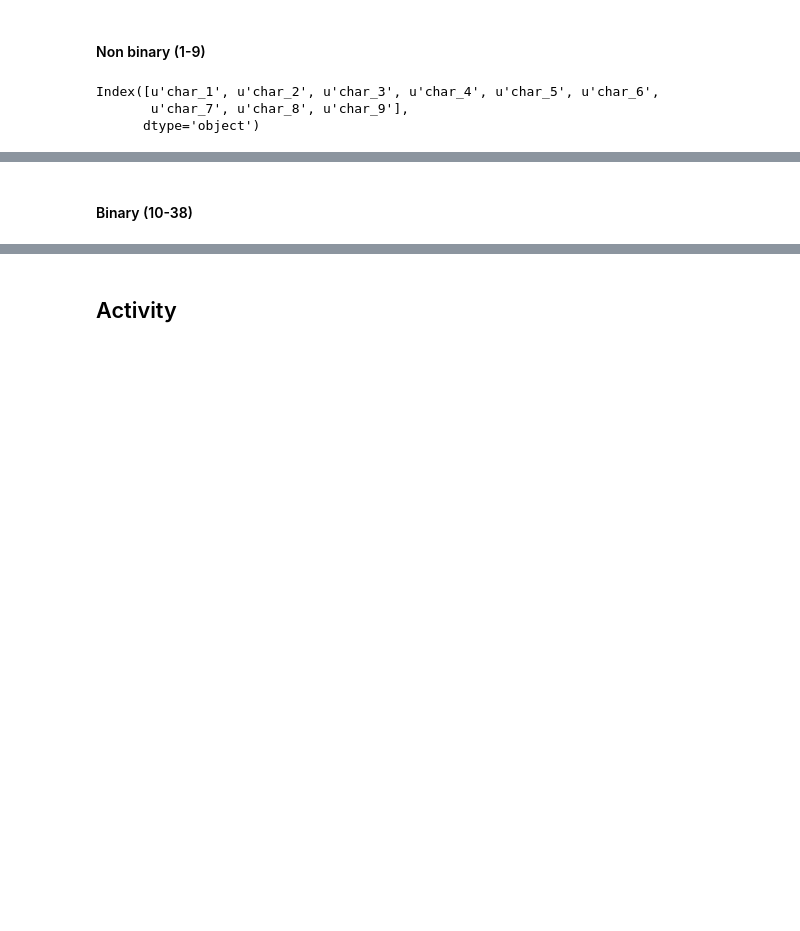
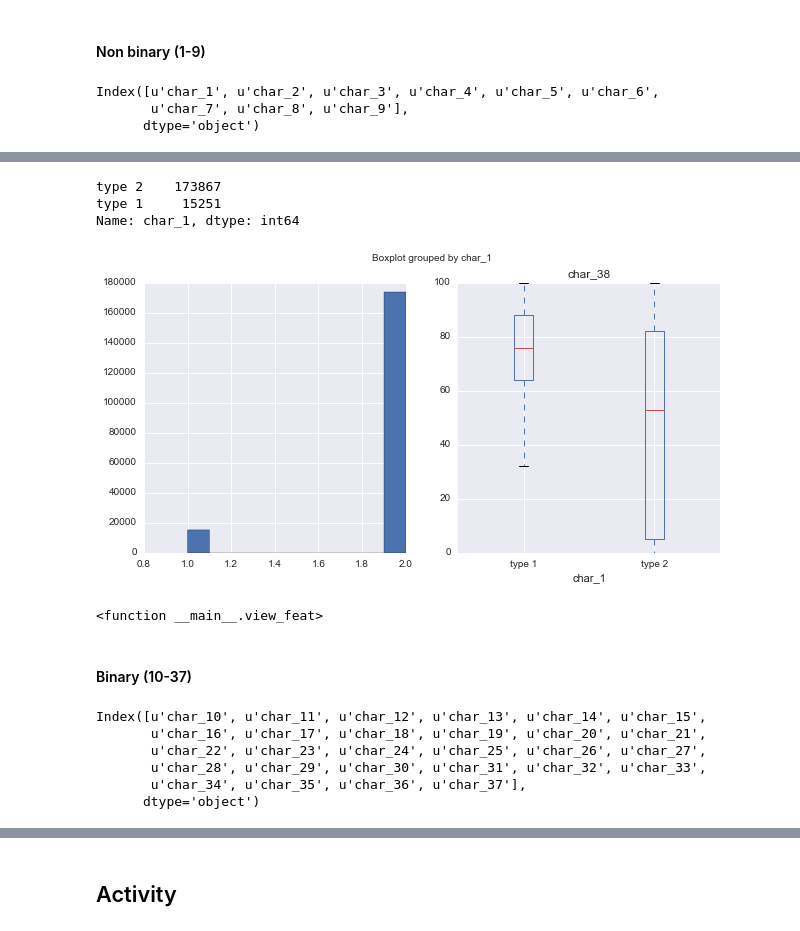
Before and after one commit to tqnhu/RedHat, a Jupyter notebook: RedHat.ipynb, the cells around one changed output, grey strips where cells are left out. Saved outputs shown, nothing was run; the diff lists cells and outputs as text; code cells hidden in the pictures; blank space fills up the shorter version.

```diff
--- a/RedHat.ipynb
+++ b/RedHat.ipynb
@@ -106,2 +88,28 @@ array([[<matplotlib.axes._subplots.AxesSubplot object at 0x...>,
+# %%
+def view_feat(feat):
+    print people[feat].value_counts()
+    f, (ax1, ax2) = plt.subplots(1, 2,figsize=(10,5))
+    nb[feat].hist(ax=ax1)
+    people.boxplot('char_38',by=feat,ax=ax2)
+    plt.show()
+
+interact(view_feat,
+         feat=nb_col.tolist())
+# %% [output]
+type 2    173867
+type 1     15251
+Name: char_1, dtype: int64
+[figure, added]
+<function __main__.view_feat>
 # %% [markdown]
-#### Binary (10-38)
+#### Binary (10-37)
+# %%
+b_col = people.columns[~people.columns.isin(['char_'+str(i+1) for i in xrange(9)])].difference(['group_1','date','char_38'])
+print b_col
+# %% [output]
+Index([u'char_10', u'char_11', u'char_12', u'char_13', u'char_14', u'char_15',
+       u'char_16', u'char_17', u'char_18', u'char_19', u'char_20', u'char_21',
+       u'char_22', u'char_23', u'char_24', u'char_25', u'char_26', u'char_27',
+       u'char_28', u'char_29', u'char_30', u'char_31', u'char_32', u'char_33',
+       u'char_34', u'char_35', u'char_36', u'char_37'],
+      dtype='object')
```
Also changed, not shown: parts of 30 cells of this notebook.
